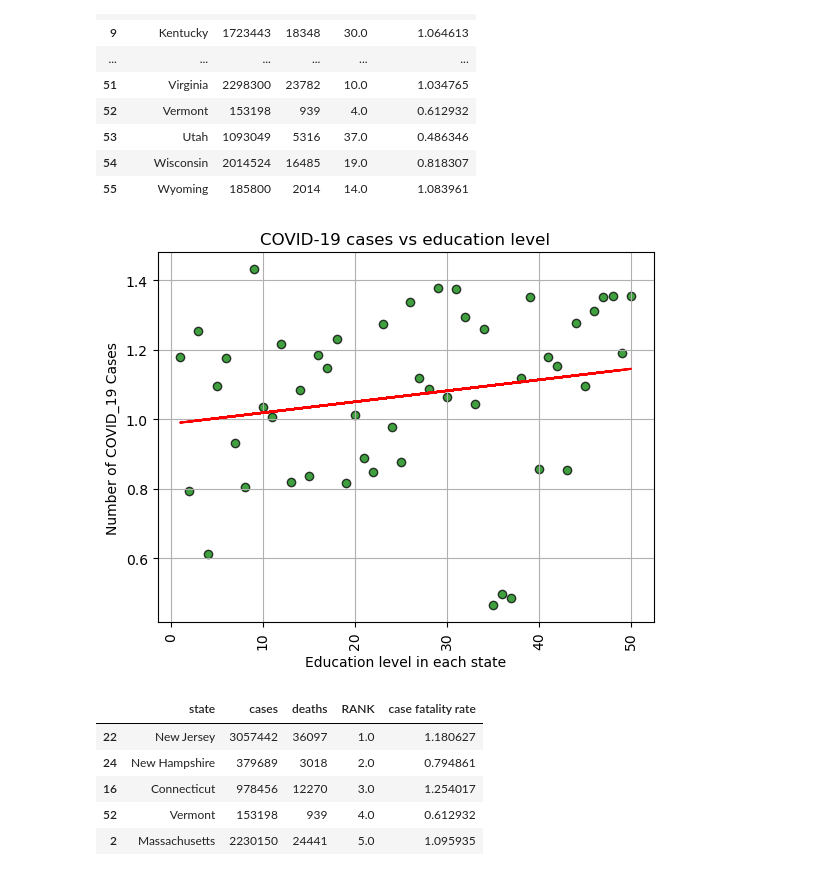
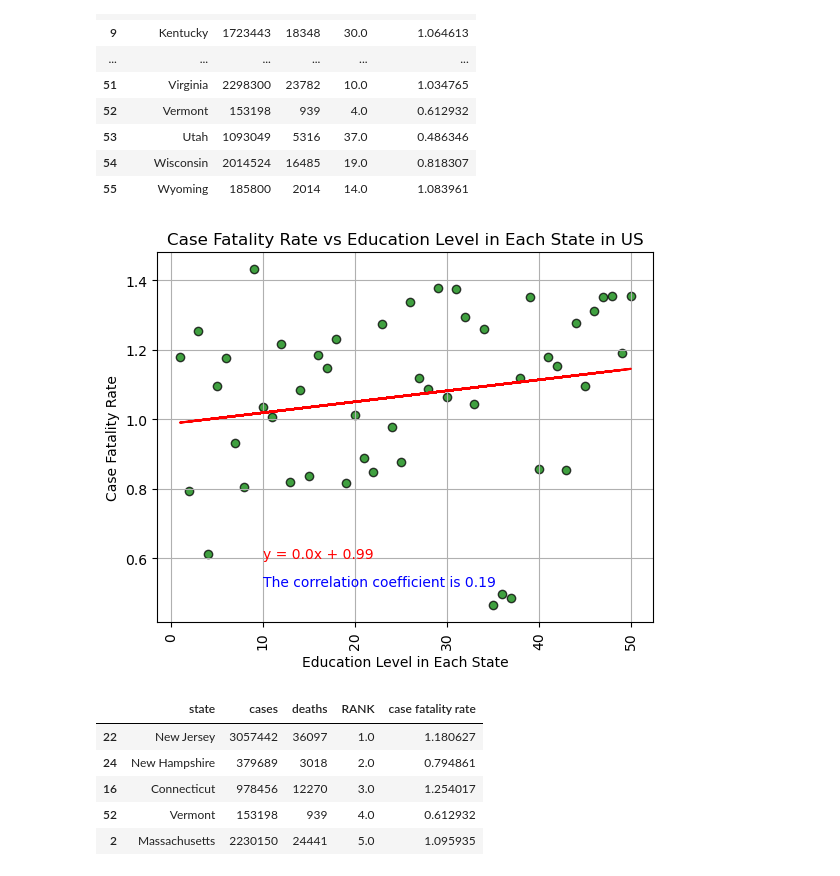
Before and after one commit to IsmailBilal92/EDA-project-one-group-one, a Jupyter notebook: project-1/COVID_education_level.ipynb, the cells around one changed output. Saved outputs shown, nothing was run; the diff lists cells and outputs as text; code cells hidden in the pictures.

```diff
--- a/project-1/COVID_education_level.ipynb
+++ b/project-1/COVID_education_level.ipynb
@@ -195,34 +195,34 @@ COVID_RANK_df
 # %%
 # Build scatter plot for latitude vs. temperature
 
 x_values = COVID_RANK_df["RANK"]
 y_values = COVID_RANK_df["case fatality rate"].astype("float")
 
 (slope, intercept, rvalue, pvalue, stderr) = linregress(x_values, y_values)
 regress_values = x_values * slope + intercept
 line_eq = "y = " + str(round(slope,2)) + "x + " + str(round(intercept,2))
 
 # Incorporate the other graph properties
 plt.scatter(x_values, y_values, marker="o", facecolors="green", edgecolors="black",
             alpha=0.75)
 
 plt.plot(x_values,regress_values,"r-")
-plt.annotate(line_eq,(40,100),fontsize=10,color="red")
-
+plt.annotate(line_eq,(10,0.6),fontsize=10,color="red")
+plt.annotate(f"The correlation coefficient is {round(rvalue,2)}",(10,0.52),fontsize=10,color="blue")
 
 plt.xticks(rotation=90)
-plt.xlabel('Education level in each state')
-plt.ylabel('Number of COVID_19 Cases')
-plt.title("COVID-19 cases vs education level")
+plt.xlabel('Education Level in Each State')
+plt.ylabel('Case Fatality Rate')
+plt.title("Case Fatality Rate vs Education Level in Each State in US")
 plt.grid()
 
 # Save the figure
-#plt.savefig("../output_data/Fig_Temperature.png")
+plt.savefig("images/Fatality rate vs Rank.png")
 
 # Show plot
 plt.show()
 # %% [output]
-[figure, old version]
+[figure, new version]
 # %%
 #top 5 rank state
 Sorted_COVID_df = COVID_RANK_df.sort_values("RANK")
```
Also changed, not shown: parts of 11 cells of this notebook, 7 other files.
